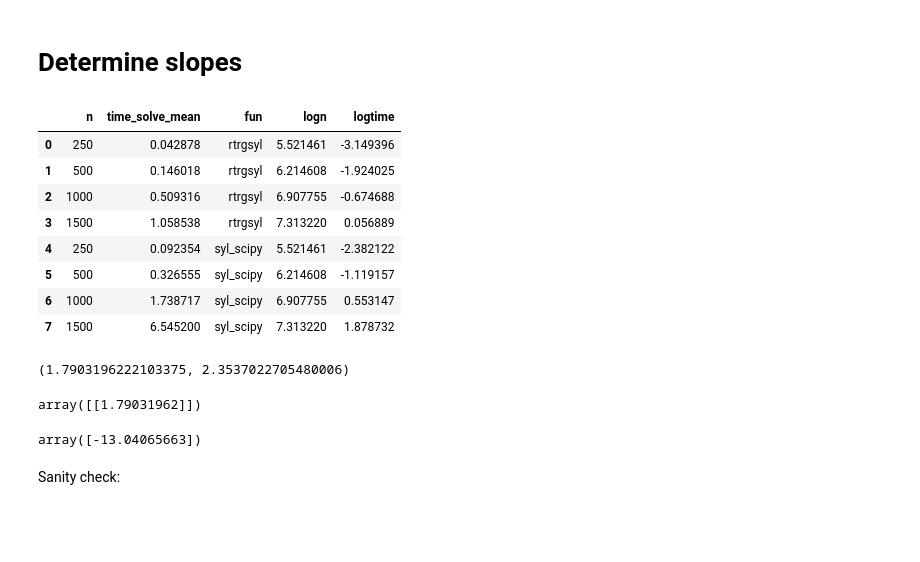
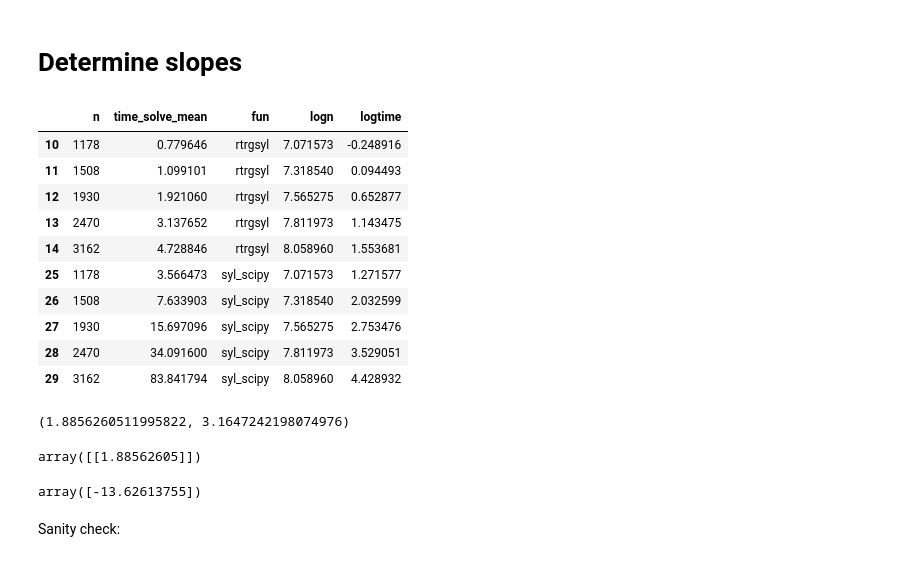
Before and after one commit to matthiaszeller/linalg-sylvester, a Jupyter notebook: 3-Benchmark-rtrgsyl.ipynb, the cells around one changed output. Drawn from its saved outputs; the diff is of its cells as text; code cells hidden in the pictures; blank space fills up the shorter version.

```diff
--- a/3-Benchmark-rtrgsyl.ipynb
+++ b/3-Benchmark-rtrgsyl.ipynb
@@ -42,0 +38,6 @@ dimensions = [
+# %%
+blks = 64
+nruns_min, nruns_max = (2, 15)
+dimensions = np.logspace(2, 3.5, 15)
+dimensions = [(int(e), int(e)) for e in dimensions]
+dimensions
@@ -44,9 +61,10 @@ dimensions = [
 res_rtrgsyl = benchmark(
     solve_fun=rtrgsyl,
     vary_param=('dim', dimensions),
-    bertel_stewart=True,
+    bartel_stewart=True,
     log_context={'solve_fun': 'rtrgsyl', 'std_solver': 'syl_scipy', 'bartel_stewart': True},
     blks=blks,
-    std_solver=solve_sylvester_scipy
+    std_solver=solve_sylvester_scipy,
+    n_runs=(nruns_min, nruns_max)
 )
 # %% [output]
@@ -65,7 +94,8 @@ df_rtrgsyl.head(2)
 res_scipy = benchmark(
     solve_fun=solve_sylvester_scipy,
     vary_param=('dim', dimensions),
-    bertel_stewart=True,
-    log_context={'solve_fun': 'syl_scipy', 'bartel_stewart': True}
+    bartel_stewart=True,
+    log_context={'solve_fun': 'syl_scipy', 'bartel_stewart': True},
+    n_runs=(nruns_min, nruns_max)
 )
 # %% [output]
@@ -131,20 +186,23 @@ plt.savefig('res/benchmark_retrgsyl_vs_scipy.pdf', bbox_inches='tight')
 # %%
 df = pd.concat((df_rtrgsyl, df_scipy)).reset_index(drop=True)[['n', 'time_solve_mean', 'solve_fun']]
 df['logn'] = np.log(df.n)
 df['logtime'] = np.log(df.time_solve_mean)
 df.rename(columns={'solve_fun': 'fun'}, inplace=True)
 
+df = df[df.n > 1000]
 df
 # %% [output]
 |  | n | time_solve_mean | fun | logn | logtime |
-| 0 | 250 | 0.042878 | rtrgsyl | 5.521461 | -3.149396 |
-| 1 | 500 | 0.146018 | rtrgsyl | 6.214608 | -1.924025 |
-| 2 | 1000 | 0.509316 | rtrgsyl | 6.907755 | -0.674688 |
-| 3 | 1500 | 1.058538 | rtrgsyl | 7.313220 | 0.056889 |
-| 4 | 250 | 0.092354 | syl_scipy | 5.521461 | -2.382122 |
-| 5 | 500 | 0.326555 | syl_scipy | 6.214608 | -1.119157 |
-| 6 | 1000 | 1.738717 | syl_scipy | 6.907755 | 0.553147 |
-| 7 | 1500 | 6.545200 | syl_scipy | 7.313220 | 1.878732 |
+| 10 | 1178 | 0.779646 | rtrgsyl | 7.071573 | -0.248916 |
+| 11 | 1508 | 1.099101 | rtrgsyl | 7.318540 | 0.094493 |
+| 12 | 1930 | 1.921060 | rtrgsyl | 7.565275 | 0.652877 |
+| 13 | 2470 | 3.137652 | rtrgsyl | 7.811973 | 1.143475 |
+| 14 | 3162 | 4.728846 | rtrgsyl | 8.058960 | 1.553681 |
+| 25 | 1178 | 3.566473 | syl_scipy | 7.071573 | 1.271577 |
+| 26 | 1508 | 7.633903 | syl_scipy | 7.318540 | 2.032599 |
+| 27 | 1930 | 15.697096 | syl_scipy | 7.565275 | 2.753476 |
+| 28 | 2470 | 34.091600 | syl_scipy | 7.811973 | 3.529051 |
+| 29 | 3162 | 83.841794 | syl_scipy | 8.058960 | 4.428932 |
 # %%
 from sklearn.linear_model import LinearRegression
 # %%
@@ -158,15 +216,15 @@ slope_scipy = regline_scipy.coef_[0, 0]
 
 slope_rtrgsyl, slope_scipy
 # %% [output]
-(1.7903196222103375, 2.3537022705480006)
+(1.8856260511995822, 3.1647242198074976)
 # %%
 regline_rtrgsyl.coef_
 # %% [output]
-array([[1.79031962]])
+array([[1.88562605]])
 # %%
 regline_rtrgsyl.intercept_
 # %% [output]
-array([-13.04065663])
+array([-13.62613755])
 # %% [markdown]
 Sanity check:
 # %%
```
Also changed, not shown: parts of 8 cells of this notebook.
